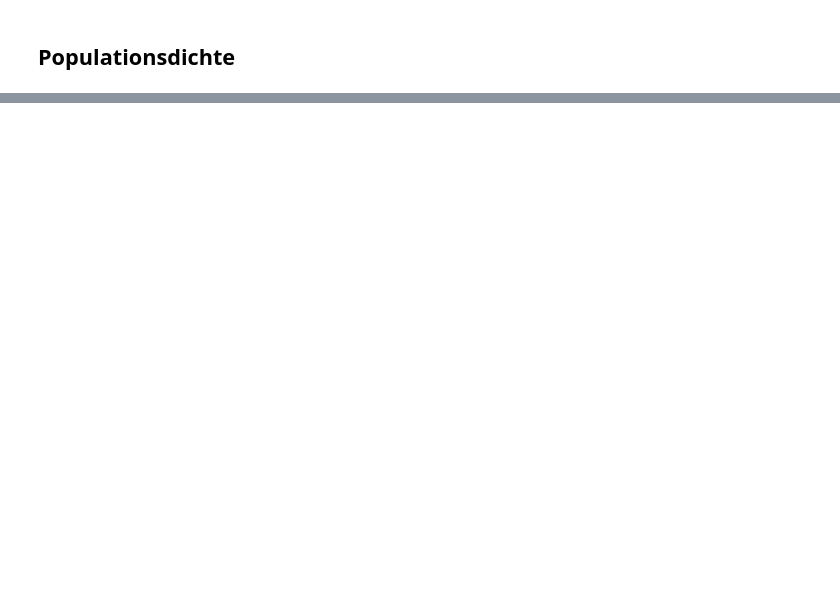
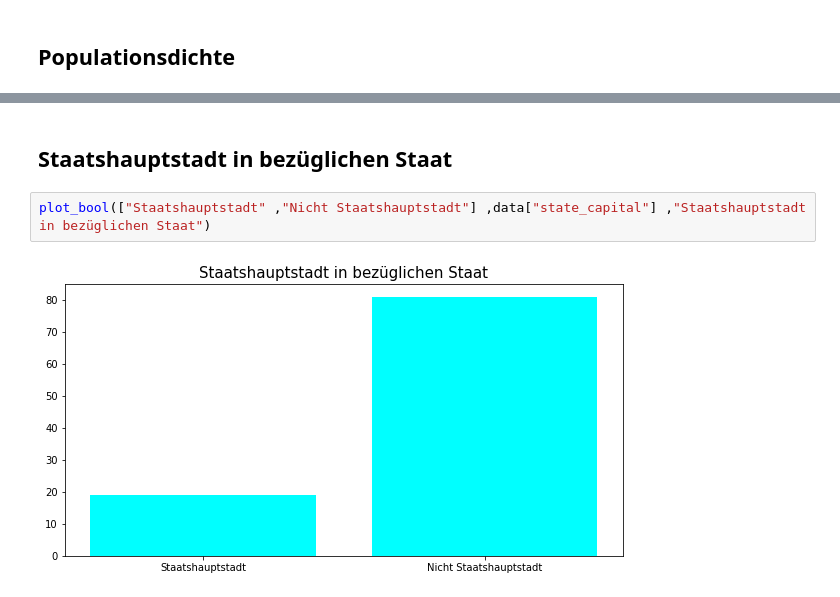
Before and after one commit to jAnspoh/Top-100-Staedte-USA, a Jupyter notebook: plots.ipynb, the cells around one changed output, grey strips where cells are left out. Cells and saved outputs as stored; diff of their text form; blank space fills up the shorter version.

```diff
--- a/plots.ipynb
+++ b/plots.ipynb
@@ -37,0 +44,6 @@ plot(data["city"] ,data["pop_density_sqkm"] ,"Wenigste Population pro km2" ,8 ,F
+# %% [markdown]
+## Staatshauptstadt in bezüglichen Staat
+# %%
+plot_bool(["Staatshauptstadt" ,"Nicht Staatshauptstadt"] ,data["state_capital"] ,"Staatshauptstadt in bezüglichen Staat")
+# %% [output]
+[figure, added]
```
Also changed, not shown: parts of 7 cells of this notebook, 1 other file.
